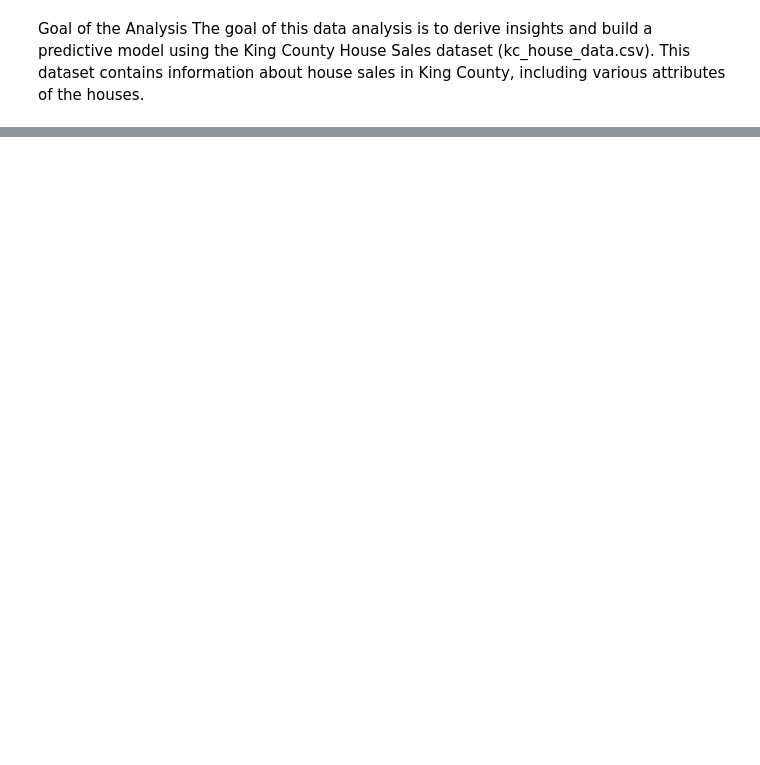
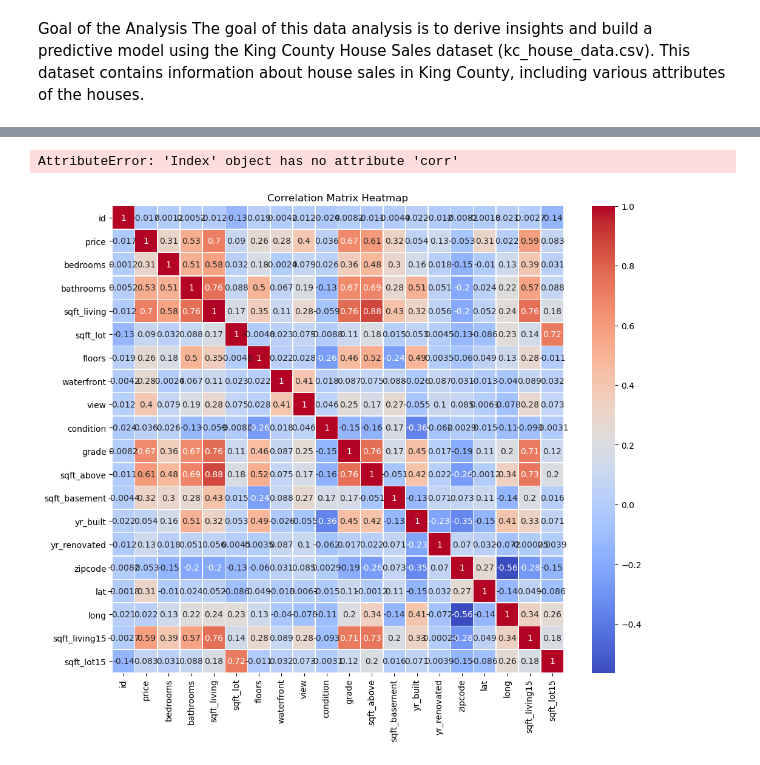
Before and after one commit to wafulaandree/dsc-phase-2-project, a Jupyter notebook: index.wafulaandree.ipynb, the cells around one changed output, grey strips where cells are left out. Cells and saved outputs as stored; diff of their text form; code cells hidden in the pictures; blank space fills up the shorter version.

Commit message:
analysis

```diff
--- a/index.wafulaandree.ipynb
+++ b/index.wafulaandree.ipynb
@@ -19,0 +181,11 @@ FileNotFoundError: [Errno 2] No such file or directory: 'kc_house_data.csv'
+# %%
+# Replace '?' with 0 in sqft_basement column
+df['sqft_basement'].replace('?', 0, inplace=True)
+
+# Convert sqft_basement column to numeric
+df['sqft_basement'] = pd.to_numeric(df['sqft_basement'])
+
+# Impute missing values with median
+median_sqft_basement = df['sqft_basement'].median()
+df['sqft_basement'].replace('?', median_sqft_basement, inplace=True)
+df['sqft_basement'] = pd.to_numeric(df['sqft_basement'])
@@ -19,0 +331,21 @@ FileNotFoundError: [Errno 2] No such file or directory: 'kc_house_data.csv'
+# %%
+#corelation with heatmap
+#df.corr() gives the correlation matrix
+
+df.select_dtypes(include = "number").columns.corr()
+# %% [output]
+AttributeError: 'Index' object has no attribute 'corr'
+# %%
+# Select numeric columns for correlation analysis
+numeric_columns = df.select_dtypes(include='number')
+
+# Compute correlation matrix
+correlation_matrix = numeric_columns.corr()
+
+# Plot correlation matrix as a heatmap
+plt.figure(figsize=(12, 10))
+sns.heatmap(correlation_matrix, annot=True, cmap='coolwarm', linewidths=.5)
+plt.title('Correlation Matrix Heatmap')
+plt.show()
+# %% [output]
+[figure, added]
```
Also changed, not shown: parts of 21 cells of this notebook, 2 other files.
